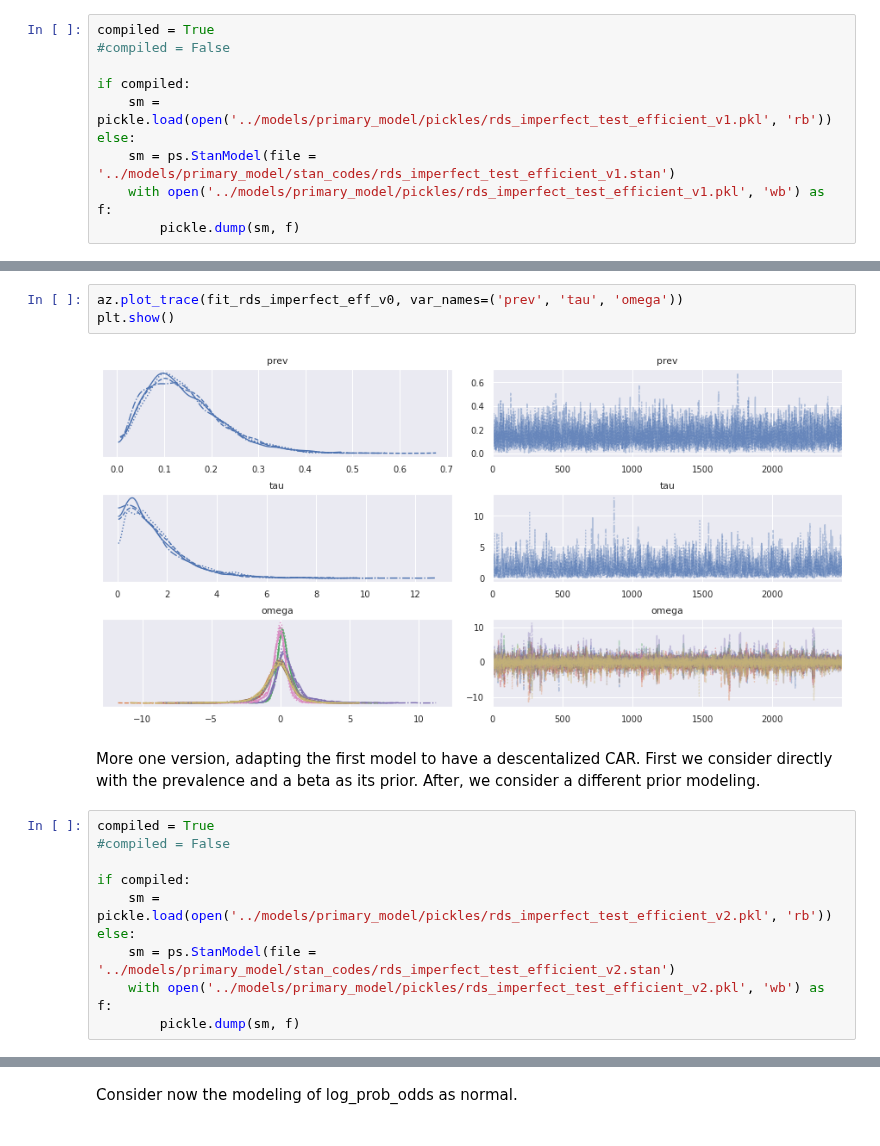
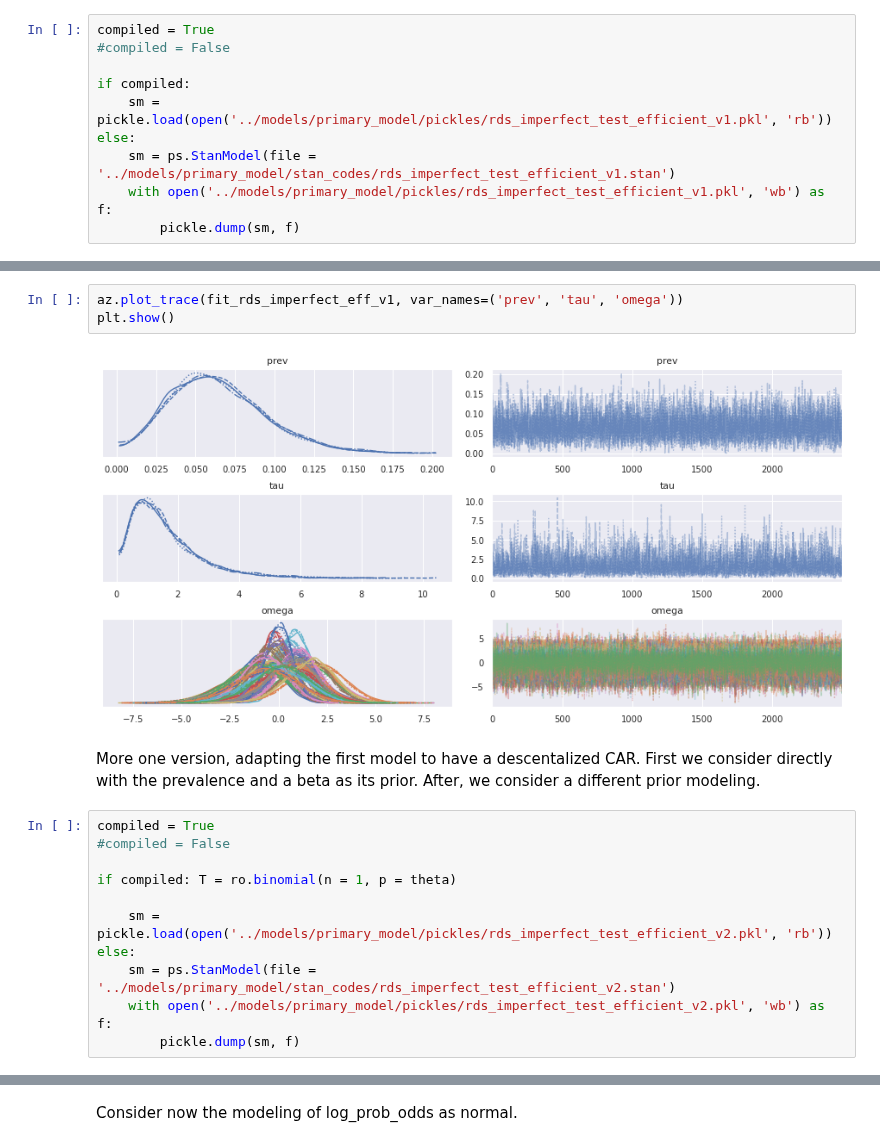
Before and after one commit to lucasmoschen/rds-bayesian-analysis-tcc, a Jupyter notebook: notebooks_book/imperfect_test_rds.ipynb, the cells around one changed output, grey strips where cells are left out. Drawn from its saved outputs; the diff is of its cells as text.

```diff
--- a/notebooks_book/imperfect_test_rds.ipynb
+++ b/notebooks_book/imperfect_test_rds.ipynb
@@ -517,15 +506,16 @@ Wall time: 33.1 s
 # %%
-az.plot_trace(fit_rds_imperfect_eff_v0, var_names=('prev', 'tau', 'omega'))
+az.plot_trace(fit_rds_imperfect_eff_v1, var_names=('prev', 'tau', 'omega'))
 plt.show()
 # %% [output]
-[figure, old version]
+[figure, new version]
 # %% [markdown]
 More one version, adapting the first model to have a descentalized CAR. First we consider directly with the prevalence and a beta as its prior. After, we consider a different prior modeling.
 # %%
 compiled = True
 #compiled = False
 
-if compiled:
+if compiled: T = ro.binomial(n = 1, p = theta)
+
     sm = pickle.load(open('../models/primary_model/pickles/rds_imperfect_test_efficient_v2.pkl', 'rb'))
 else:
     sm = ps.StanModel(file = '../models/primary_model/stan_codes/rds_imperfect_test_efficient_v2.stan')
```
Also changed, not shown: parts of 24 cells of this notebook, 2 other files.
